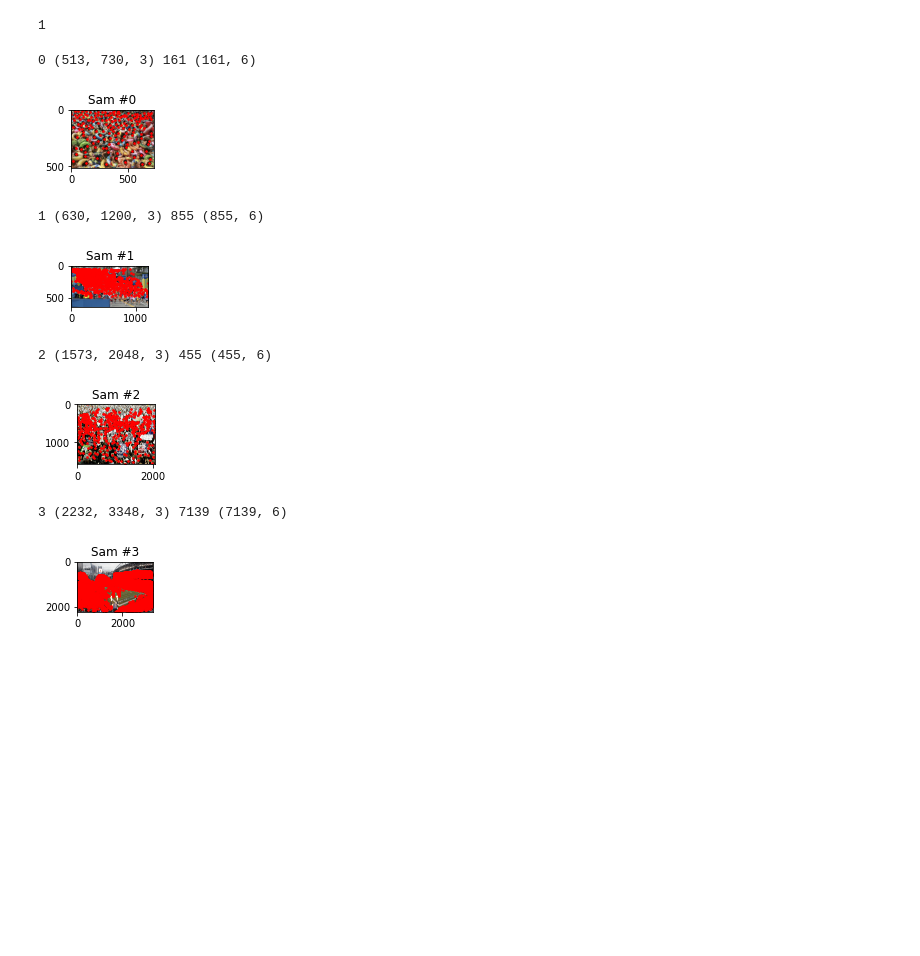
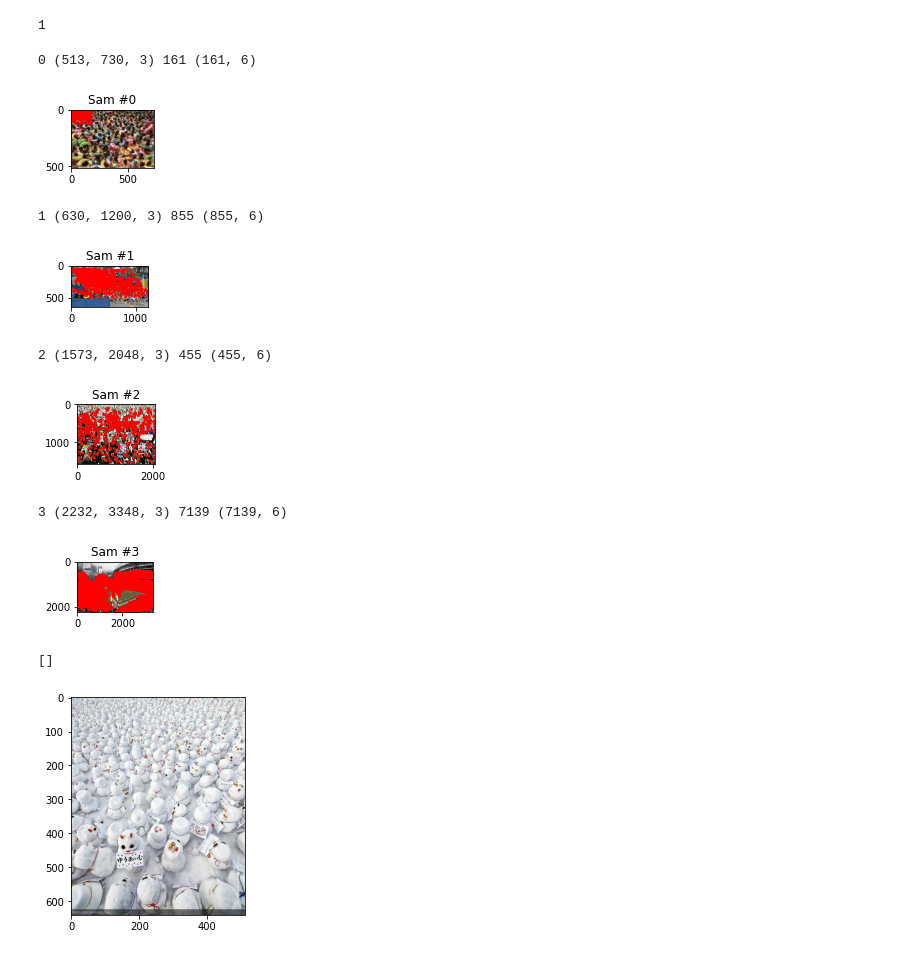
Before and after one commit to paciello1899922/CrowdCounting, a Jupyter notebook: Crowd_Counting.ipynb, the cells around one changed output. Cells and saved outputs as stored; diff of their text form; code cells hidden in the pictures; blank space fills up the shorter version.

```diff
--- a/Crowd_Counting.ipynb
+++ b/Crowd_Counting.ipynb
@@ -104,7 +61,7 @@ class CrowdsDataset(Dataset):
         self.heads.append(m)
 
       i+=1
-
+    self.heads = np.asarray(self.heads)
 
 
 
@@ -136,31 +93,36 @@ def show_heads(image,heads):
   plt.imshow(image)
   if heads.size!=0:
     plt.scatter(heads[:,0], heads[:,1], s=10, marker='.', c='r')
-  plt.pause(0.001)
 # %%
 crowd_dataset = CrowdsDataset(txt_file = '/content/jhu_crowd_v2.0/train/image_labels.txt', path = '/content/jhu_crowd_v2.0/train/images/', heads_path = '/content/jhu_crowd_v2.0/train/gt/')
 # %%
 
 fig = plt.figure()
 
 for i in range (len(crowd_dataset)):
   sample = crowd_dataset[i]
 
   print(i, sample['image'].shape, sample['total_people'], sample['heads_locations'].shape)
   ax = plt.subplot(1, 4, i + 1)
   plt.tight_layout()
   ax.set_title ('Sam #{}'.format(i))
   show_heads(sample['image'], sample['heads_locations'])
 
   if i==3:
     plt.show()
     break
+
+sample = crowd_dataset[777]
+print(sample['heads_locations'])
+show_heads(sample['image'], sample['heads_locations'])
 # %% [output]
 0 (513, 730, 3) 161 (161, 6)
-[figure, old version]
+[figure, new version]
 1 (630, 1200, 3) 855 (855, 6)
 [figure]
 2 (1573, 2048, 3) 455 (455, 6)
 [figure]
 3 (2232, 3348, 3) 7139 (7139, 6)
 [figure]
+[]
+[figure, added]
```
Also changed, not shown: parts of 6 cells of this notebook.
